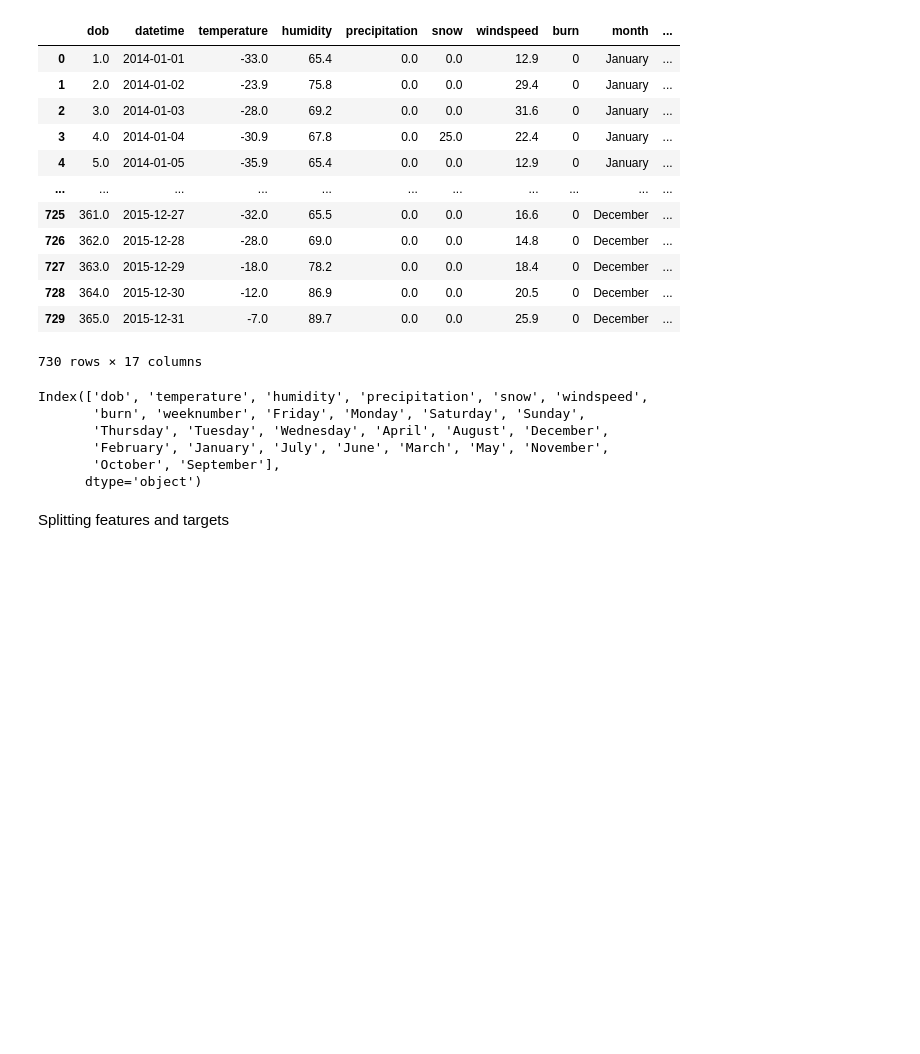
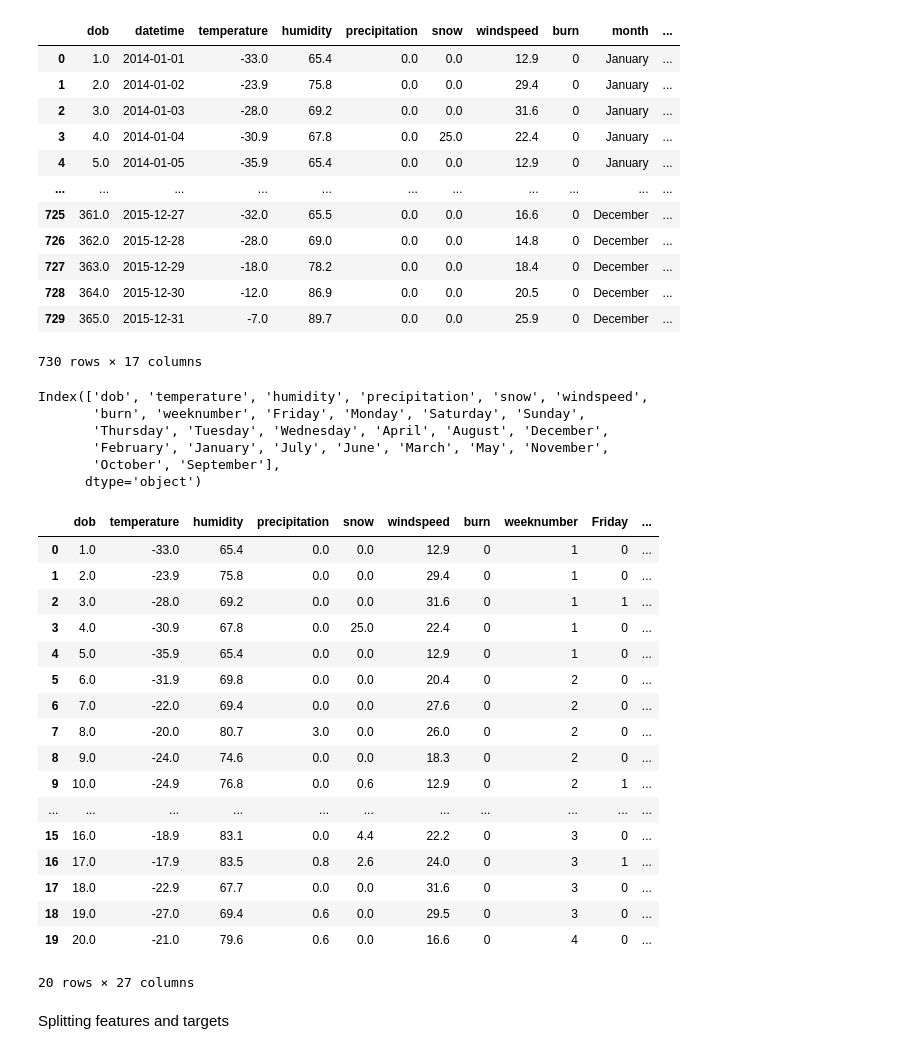
Before and after one commit to DavidCheung96/ForestFiresPrediction, a Jupyter notebook: ForestFiresprediction.ipynb, the cells around one changed output. Cells and saved outputs as stored; diff of their text form; code cells hidden in the pictures; blank space fills up the shorter version.

```diff
--- a/ForestFiresprediction.ipynb
+++ b/ForestFiresprediction.ipynb
@@ -561,6 +577,27 @@ Index(['dob', 'temperature', 'humidity', 'precipitation', 'snow', 'windspeed',
        'February', 'January', 'July', 'June', 'March', 'May', 'November',
        'October', 'September'],
       dtype='object')
+# %%
+data.head(20)
+# %% [output]
+|  | dob | temperature | humidity | precipitation | snow | windspeed | burn | weeknumber | Friday | ... |
+| 0 | 1.0 | -33.0 | 65.4 | 0.0 | 0.0 | 12.9 | 0 | 1 | 0 | ... |
+| 1 | 2.0 | -23.9 | 75.8 | 0.0 | 0.0 | 29.4 | 0 | 1 | 0 | ... |
+| 2 | 3.0 | -28.0 | 69.2 | 0.0 | 0.0 | 31.6 | 0 | 1 | 1 | ... |
+| 3 | 4.0 | -30.9 | 67.8 | 0.0 | 25.0 | 22.4 | 0 | 1 | 0 | ... |
+| 4 | 5.0 | -35.9 | 65.4 | 0.0 | 0.0 | 12.9 | 0 | 1 | 0 | ... |
+| 5 | 6.0 | -31.9 | 69.8 | 0.0 | 0.0 | 20.4 | 0 | 2 | 0 | ... |
+| 6 | 7.0 | -22.0 | 69.4 | 0.0 | 0.0 | 27.6 | 0 | 2 | 0 | ... |
+| 7 | 8.0 | -20.0 | 80.7 | 3.0 | 0.0 | 26.0 | 0 | 2 | 0 | ... |
+| 8 | 9.0 | -24.0 | 74.6 | 0.0 | 0.0 | 18.3 | 0 | 2 | 0 | ... |
+| 9 | 10.0 | -24.9 | 76.8 | 0.0 | 0.6 | 12.9 | 0 | 2 | 1 | ... |
+| ... | ... | ... | ... | ... | ... | ... | ... | ... | ... | ... |
+| 15 | 16.0 | -18.9 | 83.1 | 0.0 | 4.4 | 22.2 | 0 | 3 | 0 | ... |
+| 16 | 17.0 | -17.9 | 83.5 | 0.8 | 2.6 | 24.0 | 0 | 3 | 1 | ... |
+| 17 | 18.0 | -22.9 | 67.7 | 0.0 | 0.0 | 31.6 | 0 | 3 | 0 | ... |
+| 18 | 19.0 | -27.0 | 69.4 | 0.6 | 0.0 | 29.5 | 0 | 3 | 0 | ... |
+| 19 | 20.0 | -21.0 | 79.6 | 0.6 | 0.0 | 16.6 | 0 | 4 | 0 | ... |
+20 rows × 27 columns
 # %% [markdown]
 Splitting features and targets
 # %%
```
Also changed, not shown: parts of 14 cells of this notebook.
